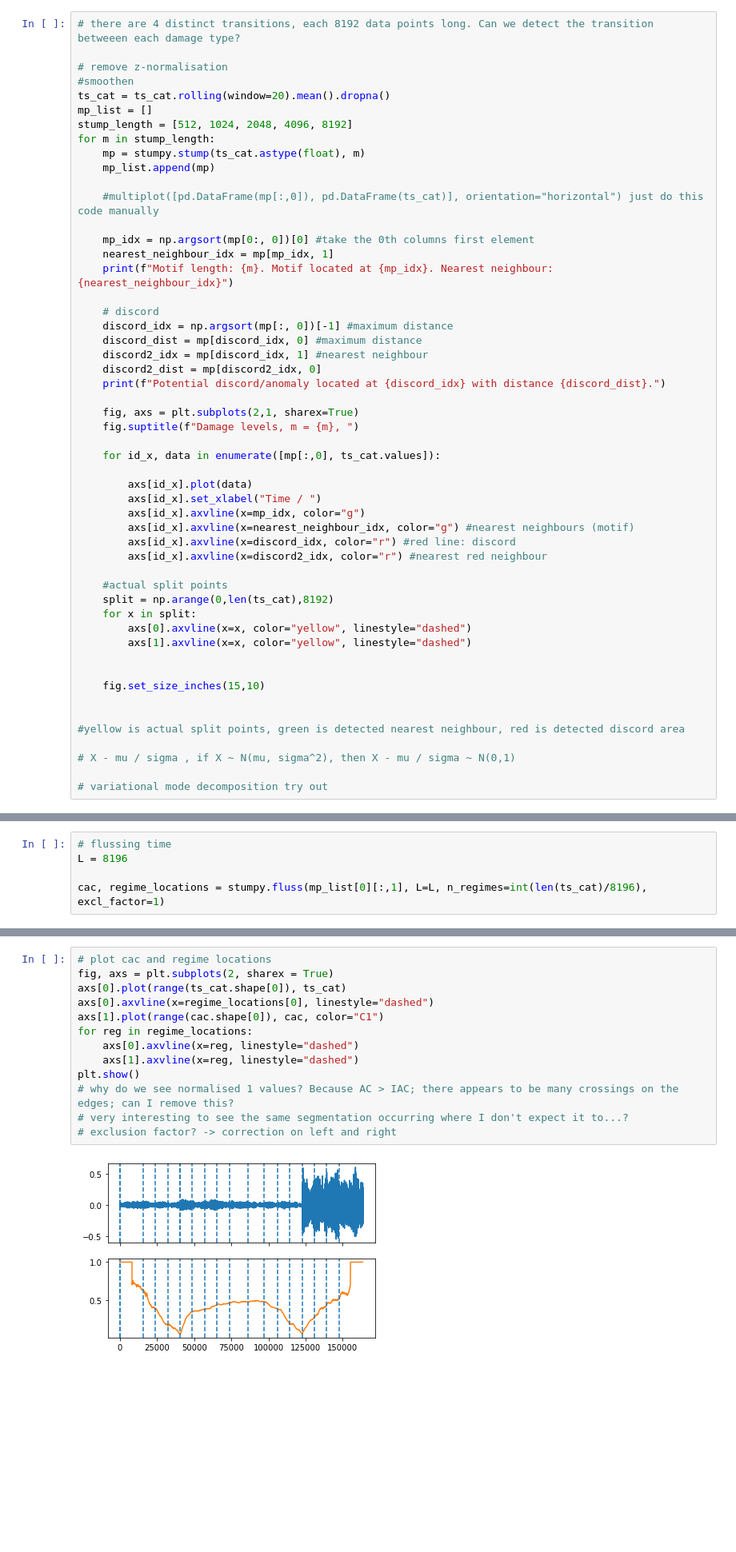
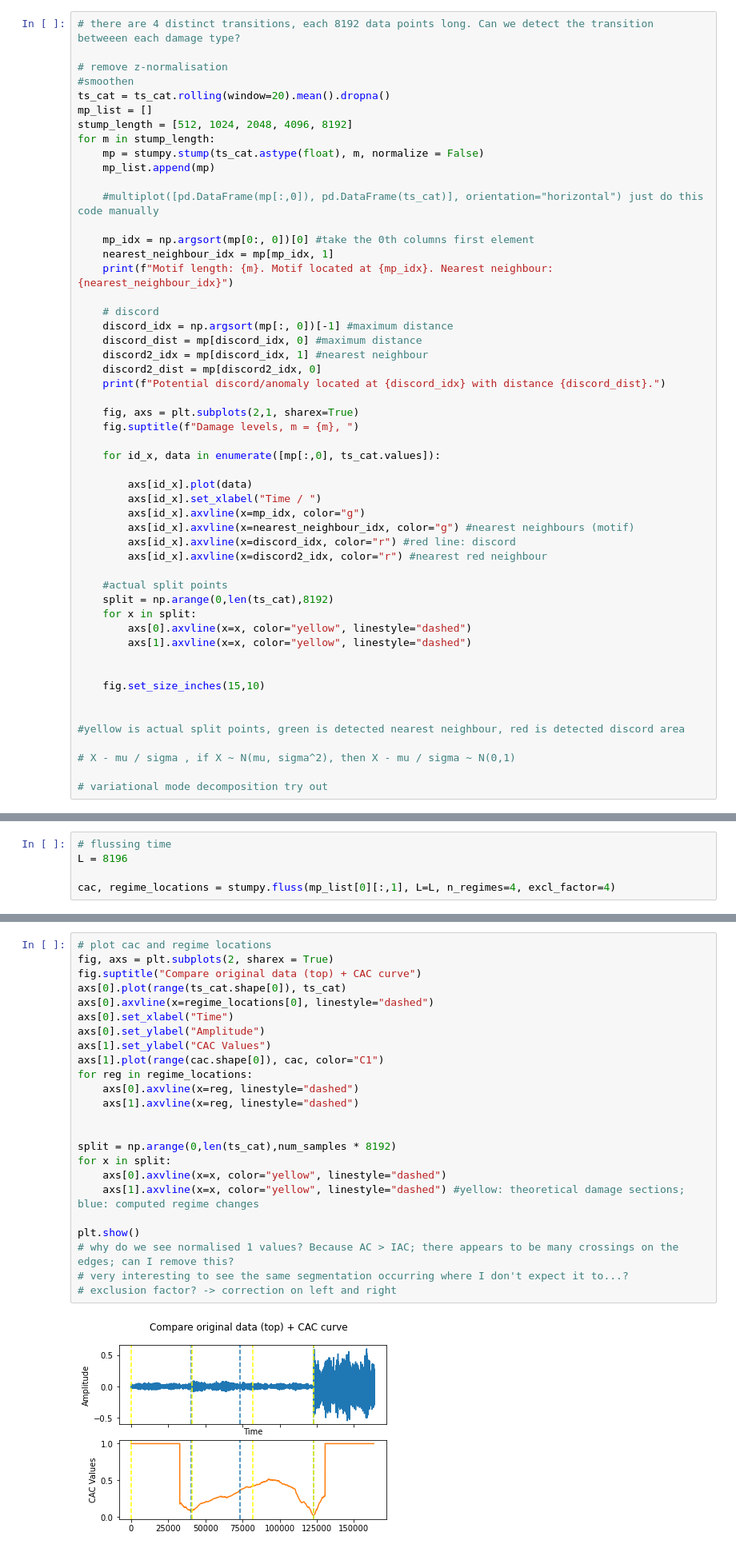
Before and after one commit to twan3617/anomalies, a Jupyter notebook: Example_Data_Sandia.ipynb, the cells around one changed output, grey strips where cells are left out. Shown: that part at 80% size. Cells and saved outputs as stored; diff of their text form; blank space fills up the shorter version.

```diff
--- a/Example_Data_Sandia.ipynb
+++ b/Example_Data_Sandia.ipynb
@@ -354,7 +322,7 @@ ts_cat = ts_cat.rolling(window=20).mean().dropna()
 mp_list = []
 stump_length = [512, 1024, 2048, 4096, 8192]
 for m in stump_length:
-    mp = stumpy.stump(ts_cat.astype(float), m)
+    mp = stumpy.stump(ts_cat.astype(float), m, normalize = False)
     mp_list.append(mp)
 
     #multiplot([pd.DataFrame(mp[:,0]), pd.DataFrame(ts_cat)], orientation="horizontal") just do this code manually
@@ -638,7 +621,7 @@ axs[5].plot(ts_cat.values)
 # flussing time
 L = 8196
 
-cac, regime_locations = stumpy.fluss(mp_list[0][:,1], L=L, n_regimes=int(len(ts_cat)/8196), excl_factor=1)
+cac, regime_locations = stumpy.fluss(mp_list[0][:,1], L=L, n_regimes=4, excl_factor=4)
 # %%
 regime_locations
 # %% [output]
@@ -646,15 +629,26 @@ array([ 40609, 122678,  32405])
 # %%
 # plot cac and regime locations
 fig, axs = plt.subplots(2, sharex = True)
+fig.suptitle("Compare original data (top) + CAC curve")
 axs[0].plot(range(ts_cat.shape[0]), ts_cat)
 axs[0].axvline(x=regime_locations[0], linestyle="dashed")
+axs[0].set_xlabel("Time")
+axs[0].set_ylabel("Amplitude")
+axs[1].set_ylabel("CAC Values")
 axs[1].plot(range(cac.shape[0]), cac, color="C1")
 for reg in regime_locations:
     axs[0].axvline(x=reg, linestyle="dashed")
     axs[1].axvline(x=reg, linestyle="dashed")
+
+
+split = np.arange(0,len(ts_cat),num_samples * 8192)
+for x in split:
+    axs[0].axvline(x=x, color="yellow", linestyle="dashed")
+    axs[1].axvline(x=x, color="yellow", linestyle="dashed") #yellow: theoretical damage sections; blue: computed regime changes
+
 plt.show()
 # why do we see normalised 1 values? Because AC > IAC; there appears to be many crossings on the edges; can I remove this?
 # very interesting to see the same segmentation occurring where I don't expect it to...?
 # exclusion factor? -> correction on left and right
 # %% [output]
-[figure, old version]
+[figure, new version]
```
Also changed, not shown: parts of 23 cells of this notebook.
